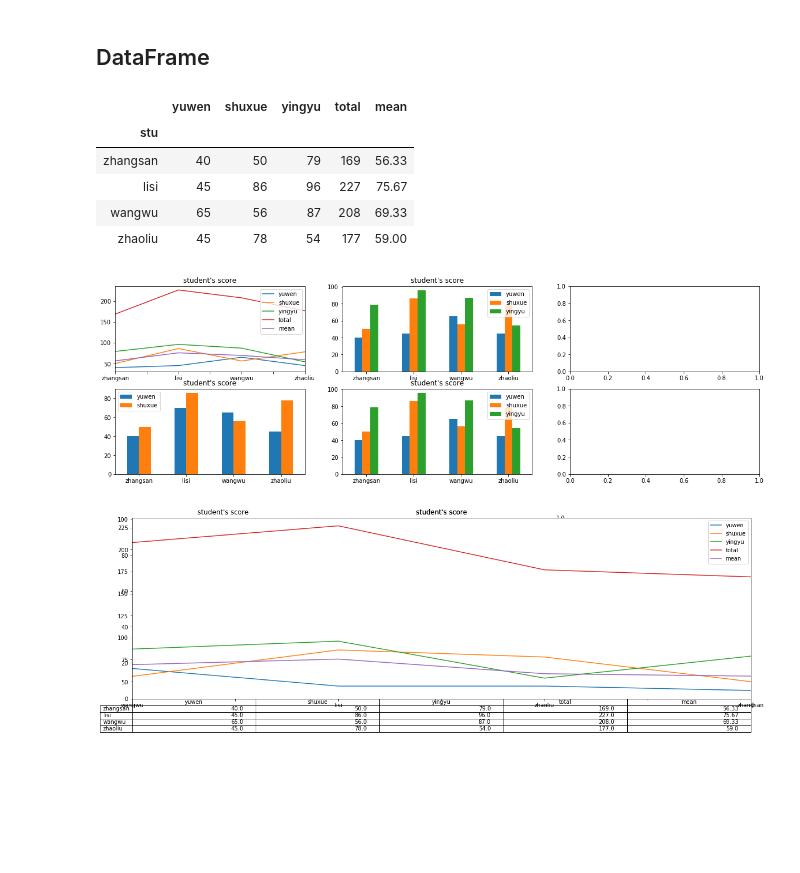
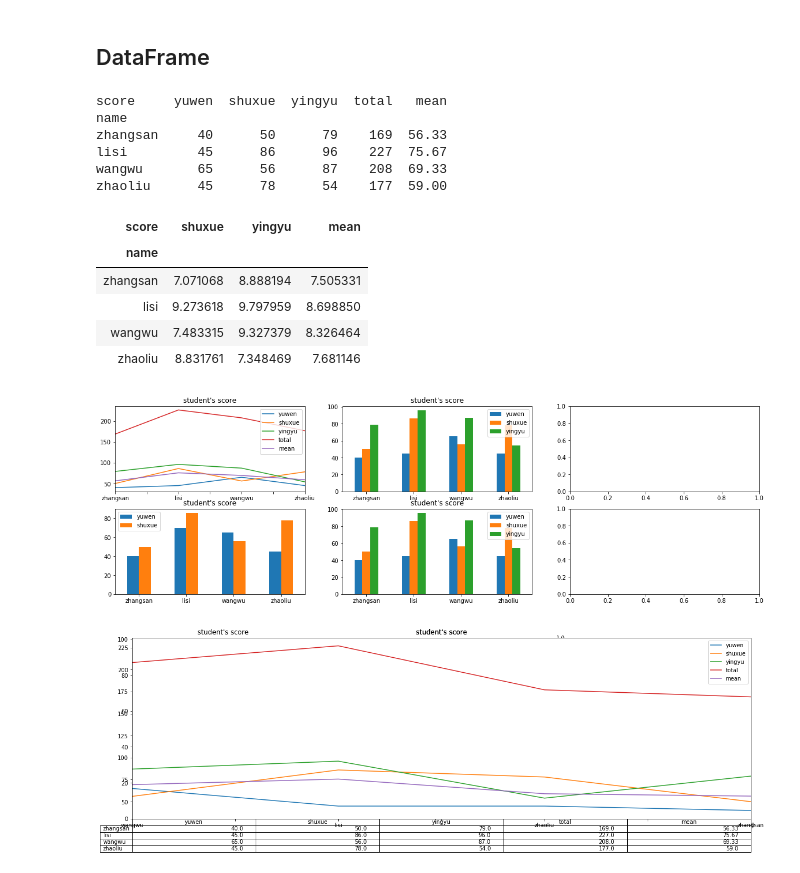
Before and after one commit to silianpan/pydata-book, a Jupyter notebook: pandas_test.ipynb, the cells around one changed output. Cells and saved outputs as stored; diff of their text form; code cells hidden in the pictures; blank space fills up the shorter version.

```diff
--- a/pandas_test.ipynb
+++ b/pandas_test.ipynb
@@ -236,39 +236,84 @@ stu_df4.plot(ax=ax1, kind='bar', rot=0, title="student's score")
 stu_df2.plot(ax=ax2, kind='bar', rot=0, title="student's score")
 # 直接调用对应图形的函数，如：bar(),line()等
 ax4 = fig2.add_subplot(1, 1, 1)
 from pandas.plotting import table
 # table(ax4, stu_df2, loc='upper right', colWidths=[0.1, 0.1, 0.1, 0.1, 0.1])
 table(ax4, stu_df2)
 # stu_df2.plot.line(ax=ax4, rot=0, title="student's score")
 
 # DataFrame排序sort_values,sort_index
 '''
 sort_values(by)
 参数by，根据哪一列进行排序，一个列名（字符串）或者多个列名（列表）
 ascending=False表示降序排序，ascending=True表示升序排序，默认是升序排序
 '''
 stu_df2.sort_values(by='mean')
 stu_df5=stu_df2.sort_values(by=['yuwen', 'mean'], ascending=False)
 stu_df5.plot.line(ax=ax4, rot=0, title="student's score")
 # '''
 # sort_index()对索引排序
 # '''
 stu_df2.sort_index(axis=1)
 
 # stu_df2.loc['zhaoliu'].sort_values()
 # stu_df2.T.sort_values(by='zhaoliu')
 
 # 写入csv文件
 # stu_df2.to_csv('pandas_test.csv')
 # 读csv文件
-stu_df6 = pd.read_csv('pandas_test.csv', index_col='stu')
+# index_col如果未知，默认是0
+stu_df6 = pd.read_csv('pandas_test.csv', index_col=0)
+
+# 指定行索引名称
+stu_df6.index.name = 'name'
+# 指定值名称
+stu_df6.columns.name = 'score'
+stu_df6.to_csv('pandas_test.csv')
+
+print(stu_df6)
+
+# 排名
+# rank()函数
+# ascending=False表示降序排序，ascending=True表示升序排序，默认是升序排序
+# axis=1 行排名
+# method='first'非平均排序，按着顺序排名
+stu_df6.rank(ascending=False, axis=1)
+stu_df6.rank(ascending=False, method='first')
+
+# DataFrame获取值列表
+stu_df6.values
+
+# DataFrame删除指定列：drop函数，添加axis参数=1表示列；默认删除行
+# inplace参数，默认False，不在原对象做操作；True在原对象上操作
+stu_df6.drop('total', axis = 1, inplace=True)
+stu_df6.drop('zhangsan')
+
+# del直接从原来对象上删除
+del stu_df6['yuwen']
 stu_df6
+
+# DataFrame函数应用
+# lambda表达式
+f = lambda x: x * 2
+
+# 普通函数
+def f2(x):
+    # print(x)
+    return np.sqrt(x)
+# stu_df6.apply(f)
+stu_df6.apply(f2)
 # %% [output]
+score     yuwen  shuxue  yingyu  total   mean
+name
+zhangsan     40      50      79    169  56.33
+lisi         45      86      96    227  75.67
+wangwu       65      56      87    208  69.33
+zhaoliu      45      78      54    177  59.00
-|  | yuwen | shuxue | yingyu | total | mean |
-| stu |  |  |  |  |  |
-| zhangsan | 40 | 50 | 79 | 169 | 56.33 |
-| lisi | 45 | 86 | 96 | 227 | 75.67 |
-| wangwu | 65 | 56 | 87 | 208 | 69.33 |
-| zhaoliu | 45 | 78 | 54 | 177 | 59.00 |
+| score | shuxue | yingyu | mean |
+| name |  |  |  |
+| zhangsan | 7.071068 | 8.888194 | 7.505331 |
+| lisi | 9.273618 | 9.797959 | 8.698850 |
+| wangwu | 7.483315 | 9.327379 | 8.326464 |
+| zhaoliu | 8.831761 | 7.348469 | 7.681146 |
 [figure]
 [figure]
```
Also changed, not shown: parts of 3 cells of this notebook, 6 other files.
